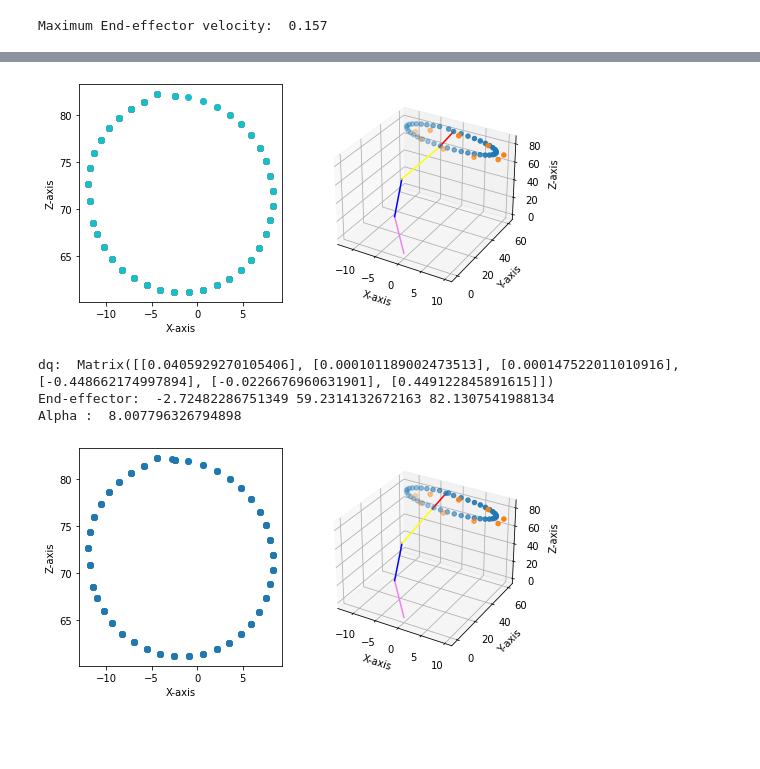
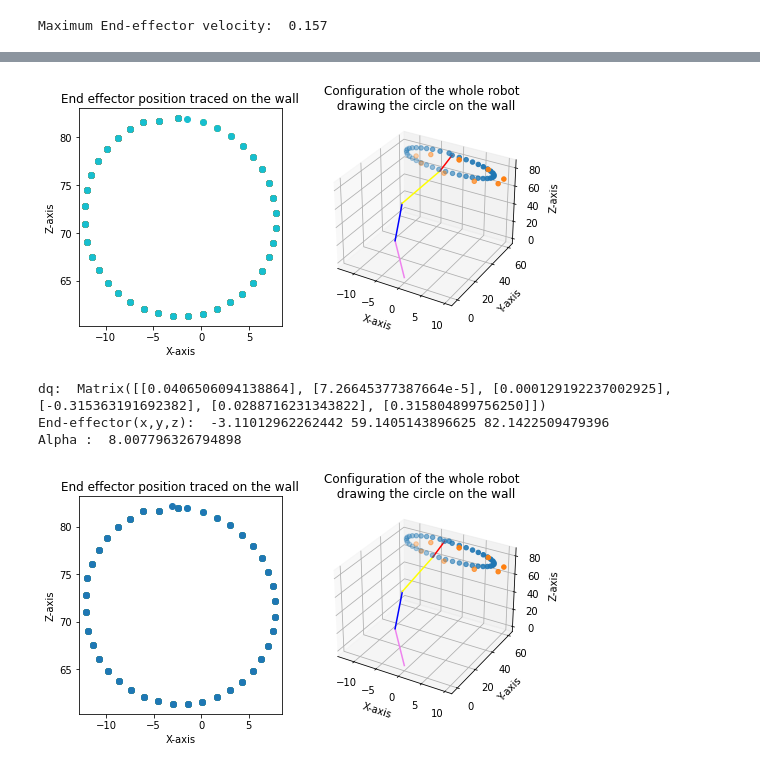
Before and after one commit to aswathselvam/ENPM-662, a Jupyter notebook: homework4/Homework4.ipynb, the cells around one changed output, grey strips where cells are left out. Drawn from its saved outputs; the diff is of its cells as text; code cells hidden in the pictures; blank space fills up the shorter version.

Commit message:
Fixed circle formula and added axes labels for the plot

```diff
--- a/homework4/Homework4.ipynb
+++ b/homework4/Homework4.ipynb
@@ -209,11 +219,15 @@ fig = plt.figure(figsize=plt.figaspect(0.5))
 ax = fig.add_subplot(1, 2, 1)
 ax.set_xlabel('X-axis')
 ax.set_ylabel('Z-axis')
+ax.axis('equal')
+ax.set_title('End effector position traced on the wall')
 
 ax3 = fig.add_subplot(1, 2, 2, projection='3d')
 ax3.set_xlabel('X-axis')
 ax3.set_ylabel('Y-axis')
 ax3.set_zlabel('Z-axis')
+ax3.axis('auto')
+ax3.set_title('Configuration of the whole robot \n drawing the circle on the wall')
 
 time.sleep(1)
 
@@ -231,7 +245,7 @@ zl = []
 #Since joint 3 is locked, we will assign it with variable q3=-90
 q3=rads(-90)
 
-q = Matrix([ [rads(90.001)], [rads(0.001)], [rads(-90.001)], [rads(0.001)], [rads(0.001)],  [rads(0.001)]])
+q = Matrix([ [rads(90.0001)], [rads(0.00001)], [rads(-90.0001)], [rads(0.00001)], [rads(0.00001)],  [rads(0.0001)]])
 Js = J.subs({t1: q[0], t2: q[1], t4: q[2], t5: q[3], t6: q[4], t7: q[5]})
 
 q_ = Matrix([ [rads(0)], [rads(0)], [rads(0)], [rads(0)], [rads(0)], [rads(0)]])
@@ -255,6 +269,9 @@ while(al< 2*np.pi + np.pi/2):
     Vx = -r*sin(al)*angvel
     Vz = r*cos(al)*angvel
     al = al+ angvel
+
+    #V is the end effector's desiered linear velocity and angular velocity of end effector rotation.
+    # V = [vx, vy, vz, roll', pitch', yaw']
     V = Matrix([ [Vx], [0], [Vz], [0], [0], [0]])
     q_=Jp*V
 
@@ -268,41 +285,43 @@ while(al< 2*np.pi + np.pi/2):
     #Step 3: Plug in the join velocities generated in Step 2 to forward velocity kinematics developed in Step
     # 1 and plot output of the inverse kinematics problem that should be a circle as specified in Figure 1
     Tr = T07.subs({t1: q[0], t2: q[1], t3: q3, t4: q[2], t5: q[3], t6: q[4], t7: q[5] })
     x = Tr[0,3].evalf()
     y = Tr[1,3].evalf()
     z = Tr[2,3].evalf()
     display.clear_output(wait=True)
     display.display(plt.gcf())
     print("dq: ",q_)
-    print("End-effector: ", x,y,z)
+    print("End-effector(x,y,z): ", x,y,z)
     print("Alpha : ", al)
 
+    # Visualize
     #--------------------
     xl.append(x)
     yl.append(y)
     zl.append(z)
 
-    plt.cla()
+    #X-Z plane plot
     ax.scatter(xl,zl)
 
-    ax3.scatter3D(xl, yl, zl,cmap='Green')
-    ax3.scatter3D(xci, yci, zci, 'yo')
+    # 3D plot
+    ax3.cla()
+    ax3.scatter3D(xl, yl, zl,cmap='Black')
+    ax3.scatter3D(xci, yci, zci, 'r')
     drawArm(ax3,q)
     ax3.set_xlabel('X-axis')
     ax3.set_ylabel('Y-axis')
     ax3.set_zlabel('Z-axis')
-
-
+    ax3.set_title('Configuration of the whole robot \n drawing the circle on the wall')
     #--------------------
 
     time.sleep(0.1)
     count +=1
 
 
 plt.show()
 # %% [output]
-[figure, old version]
+[figure, new version]
-dq:  Matrix([[0.0405929270105406], [0.000101189002473513], [0.000147522011010916], [-0.448662174997894], [-0.0226676960631901], [0.449122845891615]])
-End-effector:  -2.72482286751349 59.2314132672163 82.1307541988134
+dq:  Matrix([[0.0406506094138864], [7.26645377387664e-5], [0.000129192237002925], [-0.315363191692382], [0.0288716231343822], [0.315804899756250]])
+End-effector(x,y,z):  -3.11012962262442 59.1405143896625 82.1422509479396
 Alpha :  8.007796326794898
-[figure, old version]
+[figure, new version]
```
Also changed, not shown: parts of 3 cells of this notebook.
